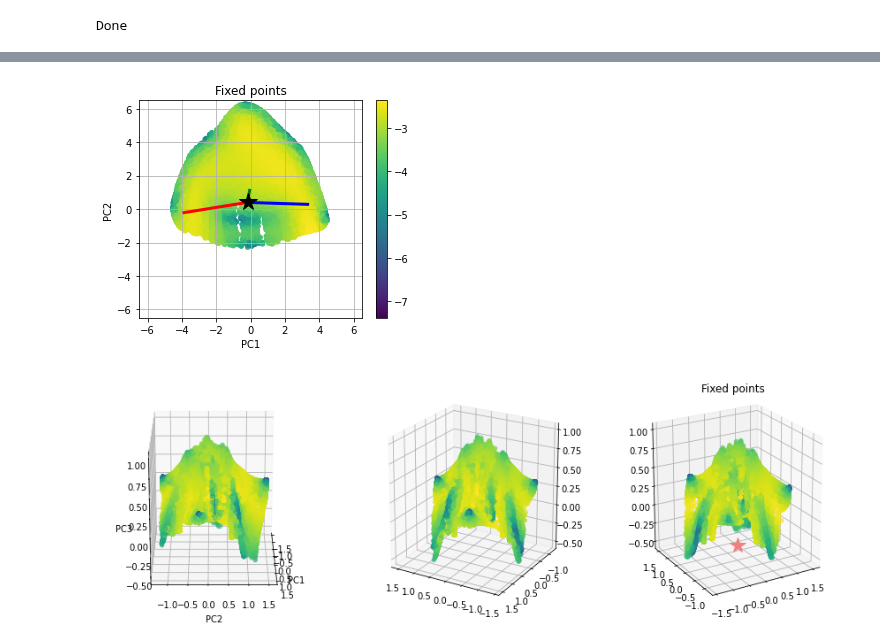
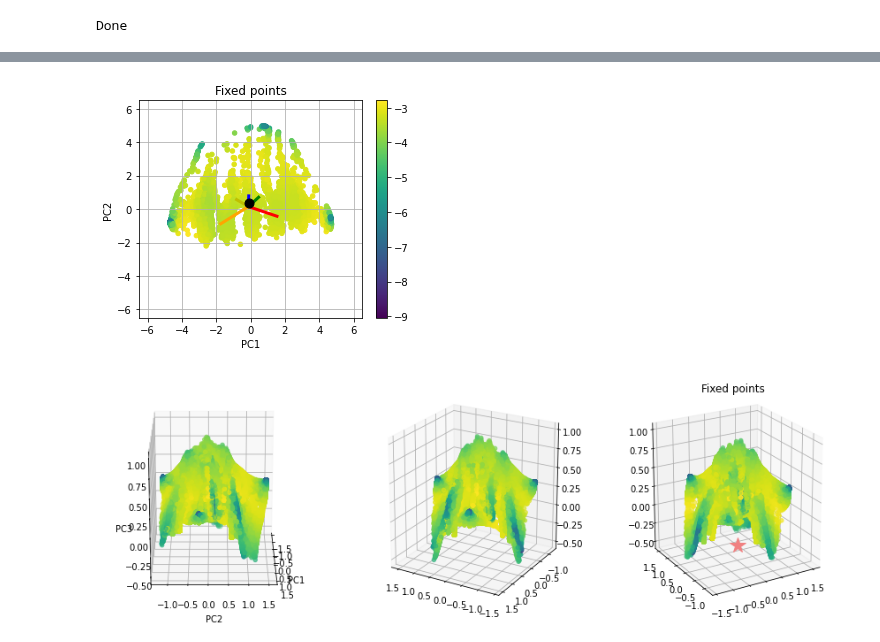
Before and after one commit to kaitken17/colab_based_projects, a Jupyter notebook: sythetic_analysis_multiclass.ipynb, the cells around one changed output, grey strips where cells are left out. Cells and saved outputs as stored; diff of their text form; code cells hidden in the pictures.

```diff
--- a/sythetic_analysis_multiclass.ipynb
+++ b/sythetic_analysis_multiclass.ipynb
@@ -1293,12 +1345,12 @@ def find_correlation_dimension(r_val_range, dist_sq, num_pts=100, show_plot=Fals
 cell = build_cell(rnn_specs)
 
 # Get RNN hidden states in response to a test batch.
-n_trials = 5000
+n_trials = 400
 
-syn_data_test = generate_data(n_trials, toy_params, rnn_specs['output_size'])
+syn_data_test = generate_data(n_trials, toy_params, rnn_specs['output_size'], auto_balance=True)
 
 hs = rnn_states(syn_data_test, rnn_params)
-pts = np.vstack(hs) #[::2] # Gets every other state to eliminate states that are too close
+pts = np.vstack(hs)[::2] # Gets every other state to eliminate states that are too close
 print(pts.shape)
 
 if rnn_specs['ro_bias']:
@@ -1315,5 +1367,5 @@ Readout shape: (3, 128)
 # %%
-pc_dims = 3
+pc_dims = 5
 
 # Finds percentage of variance explained by top pc_dims of PCA
 pca_full = PCA(n_components=rnn_specs['hidden_size'])
@@ -1424,7 +1480,7 @@ readout = wO.T
 
 readout_mags = []
 readout_pca_mags = []
-pc_dims = 3
+pc_dims = 2
 for i in range(len(readout)):
   readout_mags.append(np.linalg.norm(readout[i]))
   readout_pca_mags.append(np.linalg.norm(np.matmul(comp, readout.T).T[i][:pc_dims]))
@@ -1509,7 +1569,7 @@ xstar = jnp.outer(pts_ones, jnp.asarray(word_tensor))
 
 fp_loss_fun = renn.build_fixed_point_loss(cell, rnn_params)
 fixed_points, loss_hist, fp_losses = renn.find_fixed_points(fp_loss_fun, pts, xstar, optimizers.adam(0.01),
-                                                            tolerance=1e-3, steps=range(10000))
+                                                            tolerance=5e-4, steps=range(10000))
 print('Done')
 # %% [output]
 Done
@@ -1530,36 +1585,36 @@ plt.scatter(pca_fps[pc1], pca_fps[pc2], s=20, c=np.log10(fp_losses))
 plt.grid()
 
 plt.colorbar()
 
 # pca_word = 1*word_deflection('kinda0', cell, toy_params, rnn_params, rnn_specs, fixed_points[fp_idx], comp)
 # plt.plot([pca_h0[pc1], pca_word[pc1]], [pca_h0[pc2], pca_word[pc2]], color='k')
 # pca_word = 1*word_deflection('kinda1', cell, toy_params, rnn_params, rnn_specs, fixed_points[fp_idx], comp)
 # plt.plot([pca_h0[pc1], pca_word[pc1]], [pca_h0[pc2], pca_word[pc2]], color='r')
 # pca_word = 3*word_deflection('kinda01', cell, toy_params, rnn_params, rnn_specs, h0, comp)
 # plt.plot([pca_h0[pc1], pca_word[pc1]], [pca_h0[pc2], pca_word[pc2]], color='b')
 
 # Plots readout direction
-ro_colors = ['r', 'g', 'b', 'm', 'r']
+ro_colors = ['r', 'g', 'b', 'y', 'orange']
 pca_ro = pca.transform(readout)
 pca_zero = pca.transform(np.atleast_2d(np.zeros((rnn_specs['hidden_size'],)))).T
 for i in range(len(readout)):
   x_ro = [pca_zero[pc1], pca_ro[i][pc1]]
   y_ro = [pca_zero[pc2], pca_ro[i][pc2]]
   plt.plot(x_ro, y_ro, ro_colors[i], linewidth = 3, label='RO'+str(i))
 
 pca_h0 = pca.transform(np.atleast_2d(h0)).T
-plt.plot(pca_h0[pc1], pca_h0[pc2], '*', color='k', ms=18)
+plt.plot(pca_h0[pc1], pca_h0[pc2], '.', color='k', ms=18)
 plt.title('Fixed points')
 
 plt.xlabel('PC'+str(pc1+1))
 plt.ylabel('PC'+str(pc2+1))
 
 plot_coords = 6.5
 if plot_coords != None:
   plt.xlim(-plot_coords, plot_coords)
   plt.ylim(-plot_coords, plot_coords)
 # %% [output]
-[figure, old version]
+[figure, new version]
 # %%
 # triangulate in the underlying parametrization
 from matplotlib.tri import Triangulation
```
Also changed, not shown: parts of 15 cells of this notebook.
